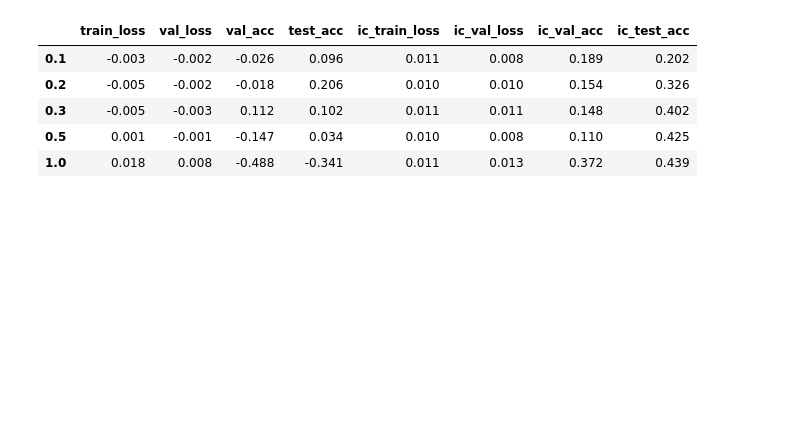
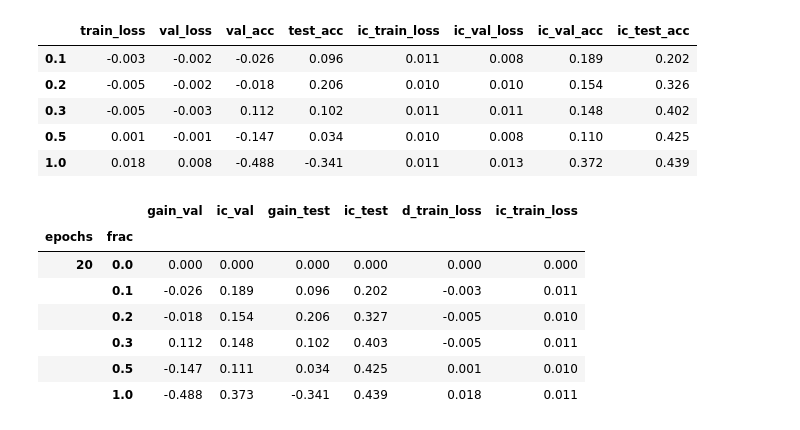
Before and after one commit to Felix-prjcts/early-dropout-study, a Jupyter notebook: cnn_fmnist.ipynb, the cells around one changed output. Saved outputs shown, nothing was run; the diff lists cells and outputs as text; code cells hidden in the pictures; blank space fills up the shorter version.

```diff
--- a/cnn_fmnist.ipynb
+++ b/cnn_fmnist.ipynb
@@ -62,11 +62,3 @@ torch.Size([50000, 1, 28, 28]) torch.Size([10000, 1, 28, 28]) torch.Size([10000,
 # %%
 CADRE = "cnn_fmnist"
 OUT = "resultats"
-
-# combien de temps prend une epoch ? (pour dimensionner les grilles)
-torch.manual_seed(0)
-model, opt = cnn(1, 10, largeur=8)
-model.to(device)
-t0 = time.time()
-entrainer(model, opt, data, epochs=1, t_early=0, p=P, batch=BATCH)
-print(f"{time.time() - t0:.1f} s par epoch")
@@ -200,3 +156,40 @@ pd.DataFrame(res).T.round(3)
 | 0.3 | -0.005 | -0.003 | 0.112 | 0.102 | 0.011 | 0.011 | 0.148 | 0.402 |
 | 0.5 | 0.001 | -0.001 | -0.147 | 0.034 | 0.010 | 0.008 | 0.110 | 0.425 |
 | 1.0 | 0.018 | 0.008 | -0.488 | -0.341 | 0.011 | 0.013 | 0.372 | 0.439 |
+# %%
+EPOCHS_LIST = [20]
+T95 = {2: 12.71, 3: 4.30, 4: 3.18, 5: 2.78}
+ic = lambda x: T95[len(x)] * x.std() / len(x) ** 0.5
+
+comp = []
+for E in EPOCHS_LIST:
+    d = pd.concat(pd.read_csv(f) for f in glob.glob(f"{OUT}/{CADRE}_w{LARGEUR}_e{E}_frac*_s*.csv"))
+    d = d[d.seed.isin(SEEDS) & d.frac.isin(EARLY_GRID)]
+    f = (d[d.epoch >= E - 5]
+         .groupby(["frac", "seed"])[["train_loss", "val_acc", "test_acc"]].mean()
+         .reset_index())
+    b = f[f.frac == 0].set_index("seed")
+    for col in ["train_loss", "val_acc", "test_acc"]:
+        f[f"d_{col}"] = f[col].values - b.loc[f.seed, col].values
+    f["epochs"] = E
+    comp.append(f)
+comp = pd.concat(comp)
+
+tab = comp.groupby(["epochs", "frac"]).agg(
+    gain_val=("d_val_acc", lambda x: 100 * x.mean()),
+    ic_val=("d_val_acc", lambda x: 100 * ic(x)),
+    gain_test=("d_test_acc", lambda x: 100 * x.mean()),
+    ic_test=("d_test_acc", lambda x: 100 * ic(x)),
+    d_train_loss=("d_train_loss", "mean"),
+    ic_train_loss=("d_train_loss", ic),
+)
+tab.round(3)
+# %% [output]
+|  |  | gain_val | ic_val | gain_test | ic_test | d_train_loss | ic_train_loss |
+| epochs | frac |  |  |  |  |  |  |
+| 20 | 0.0 | 0.000 | 0.000 | 0.000 | 0.000 | 0.000 | 0.000 |
+|  | 0.1 | -0.026 | 0.189 | 0.096 | 0.202 | -0.003 | 0.011 |
+|  | 0.2 | -0.018 | 0.154 | 0.206 | 0.327 | -0.005 | 0.010 |
+|  | 0.3 | 0.112 | 0.148 | 0.102 | 0.403 | -0.005 | 0.011 |
+|  | 0.5 | -0.147 | 0.111 | 0.034 | 0.425 | 0.001 | 0.010 |
+|  | 1.0 | -0.488 | 0.373 | -0.341 | 0.439 | 0.018 | 0.011 |
```
Also changed, not shown: parts of 9 cells of this notebook.
